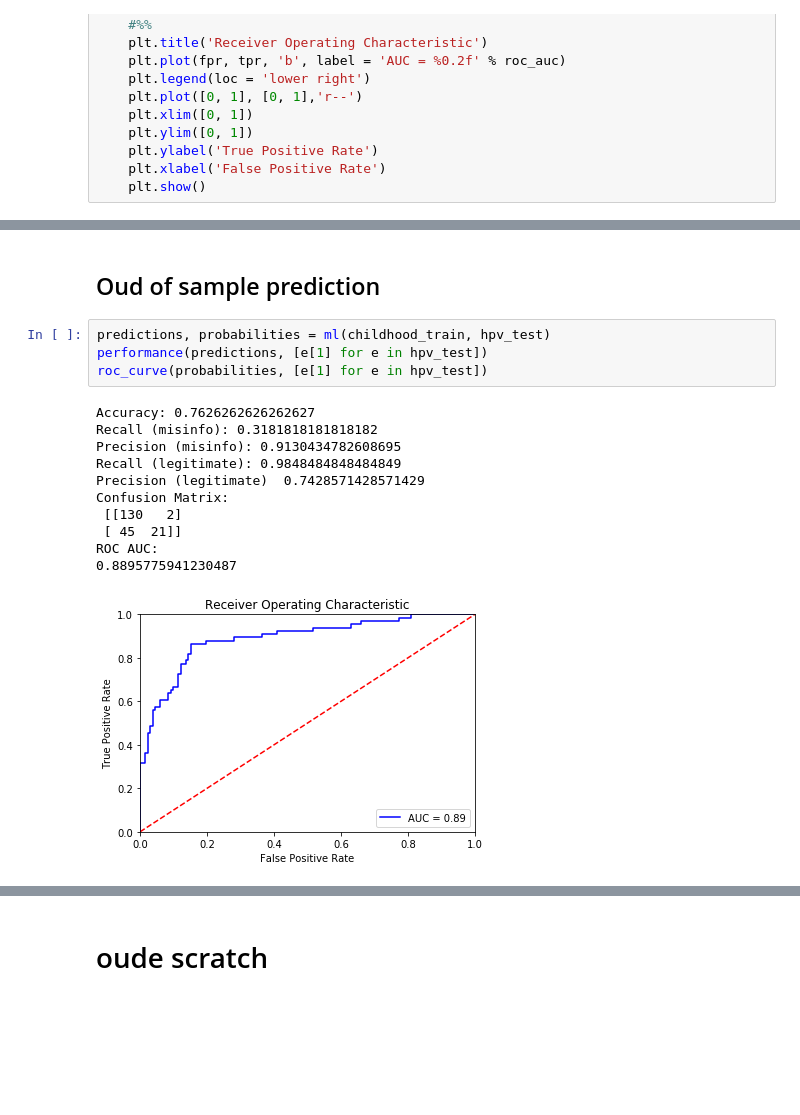
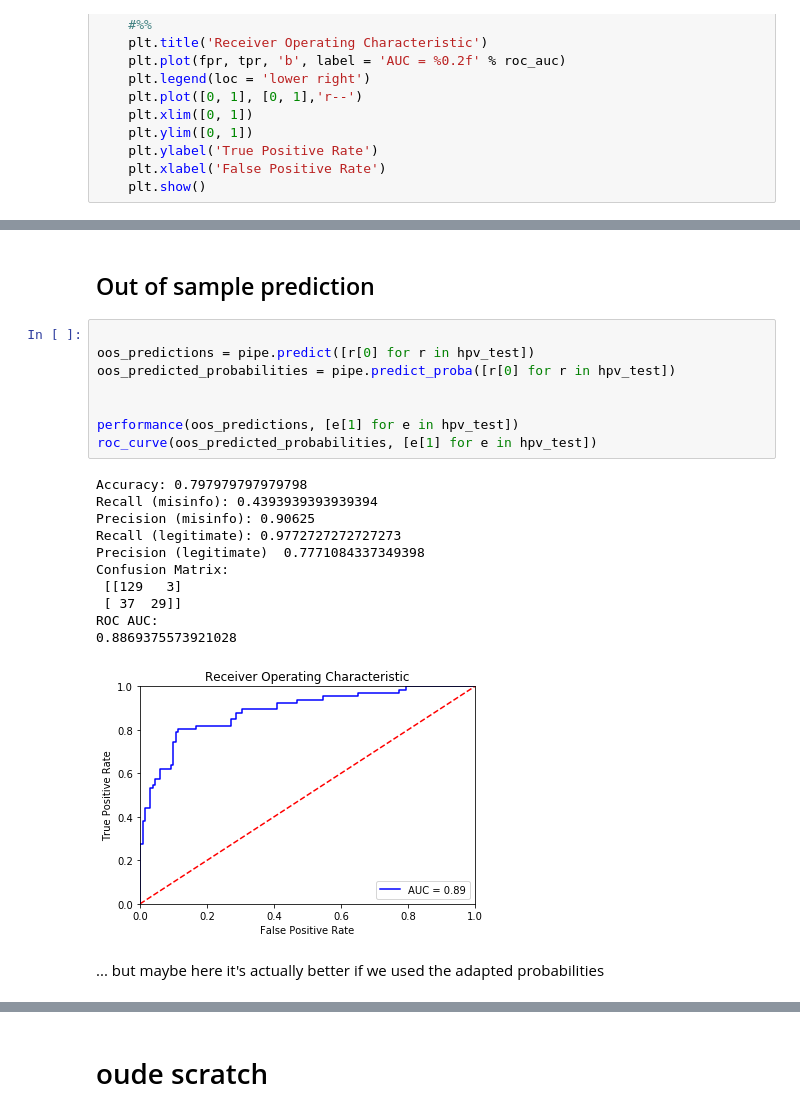
Before and after one commit to corinemeppelink/vaccmisinfo, a Jupyter notebook: article.ipynb, the cells around one changed output, grey strips where cells are left out. Cells and saved outputs as stored; diff of their text form; blank space fills up the shorter version.

```diff
--- a/article.ipynb
+++ b/article.ipynb
@@ -172,19 +225,25 @@ y=0 (probability 0.694, score -0.819) top features
 hieronder vind selectie vragen antwoorden vaccinatie baarmoederhalskanker hpv humaan papillomavirus hpv staat humaan papillomavirus ruim 100 verschillende varianten virus aantal varianten baarmoederha ...
 # %% [markdown]
-## Oud of sample prediction
+## Out of sample prediction
 # %%
-predictions, probabilities = ml(childhood_train, hpv_test)
-performance(predictions, [e[1] for e in hpv_test])
-roc_curve(probabilities, [e[1] for e in hpv_test])
+
+oos_predictions = pipe.predict([r[0] for r in hpv_test])
+oos_predicted_probabilities = pipe.predict_proba([r[0] for r in hpv_test])
+
+
+performance(oos_predictions, [e[1] for e in hpv_test])
+roc_curve(oos_predicted_probabilities, [e[1] for e in hpv_test])
 # %% [output]
-Accuracy: 0.7626262626262627
-Recall (misinfo): 0.3181818181818182
-Precision (misinfo): 0.9130434782608695
-Recall (legitimate): 0.9848484848484849
-Precision (legitimate)  0.7428571428571429
+Accuracy: 0.797979797979798
+Recall (misinfo): 0.4393939393939394
+Precision (misinfo): 0.90625
+Recall (legitimate): 0.9772727272727273
+Precision (legitimate)  0.7771084337349398
 Confusion Matrix:
- [[130   2]
- [ 45  21]]
+ [[129   3]
+ [ 37  29]]
 ROC AUC:
-0.8895775941230487
+0.8869375573921028
-[figure, old version]
+[figure, new version]
+# %% [markdown]
+... but maybe here it's actually better if we used the adapted probabilities
```
Also changed, not shown: parts of 16 cells of this notebook.
